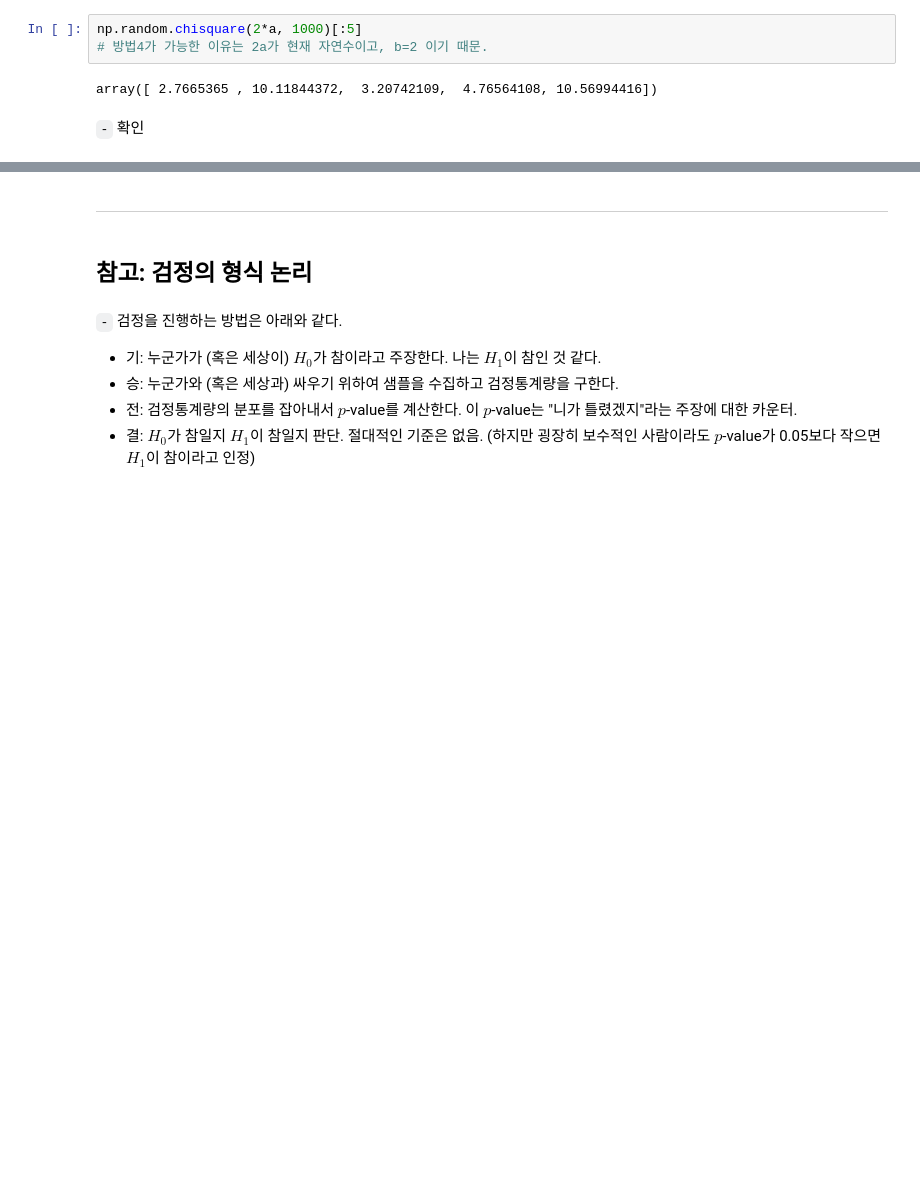
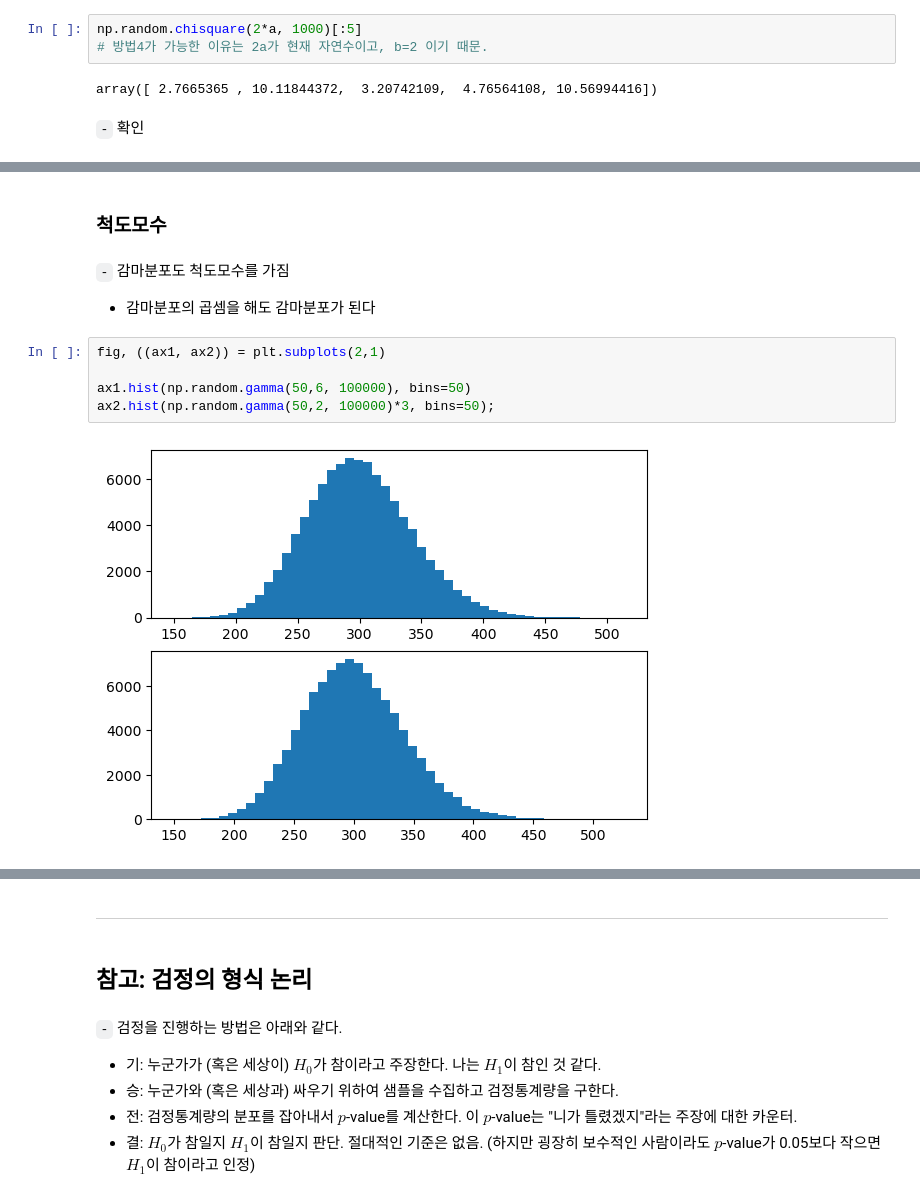
Before and after one commit to star77sa/star77sa.github.io, a Jupyter notebook: posts/Statistics/SC_1.ipynb, the cells around one changed output, grey strips where cells are left out. Cells and saved outputs as stored; diff of their text form; blank space fills up the shorter version.

```diff
--- a/posts/Statistics/SC_1.ipynb
+++ b/posts/Statistics/SC_1.ipynb
@@ -992,0 +1022,13 @@ ax1.legend(); ax2.legend(); ax3.legend(); ax4.legend()
+# %% [markdown]
+### 척도모수
+# %% [markdown]
+`-` 감마분포도 척도모수를 가짐
+
+- 감마분포의 곱셈을 해도 감마분포가 된다
+# %%
+fig, ((ax1, ax2)) = plt.subplots(2,1)
+
+ax1.hist(np.random.gamma(50,6, 100000), bins=50)
+ax2.hist(np.random.gamma(50,2, 100000)*3, bins=50);
+# %% [output]
+[figure, added]
```
Also changed, not shown: parts of 13 cells of this notebook, 10 other files.
